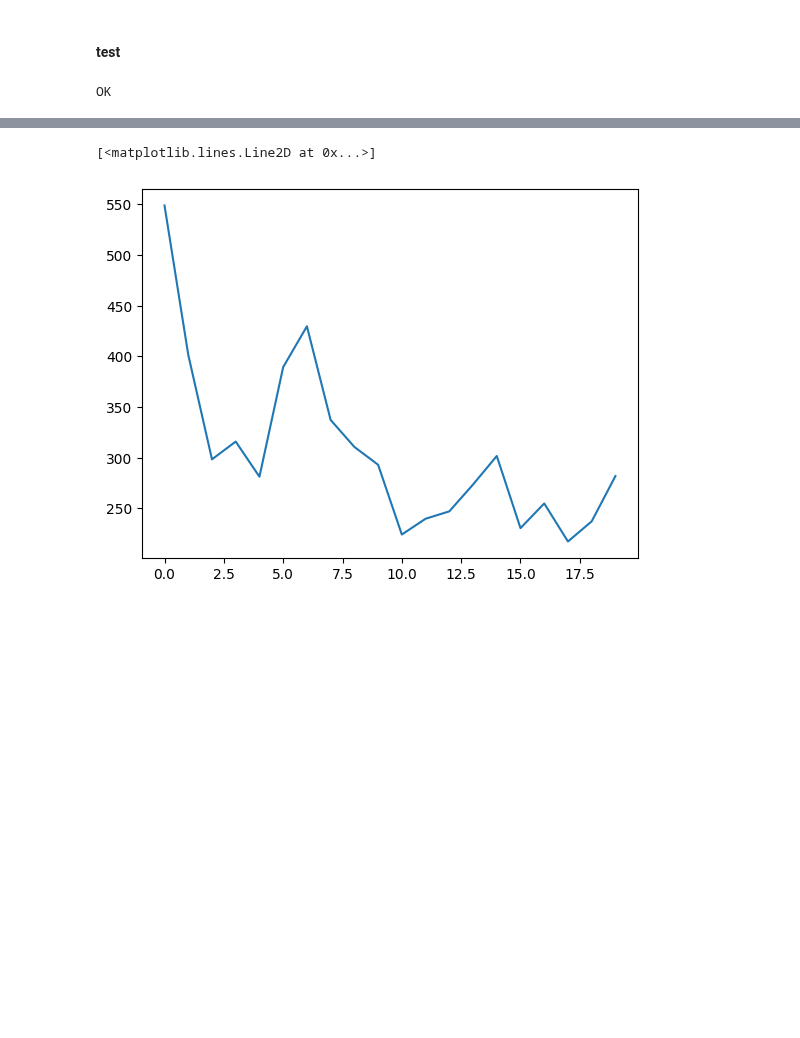
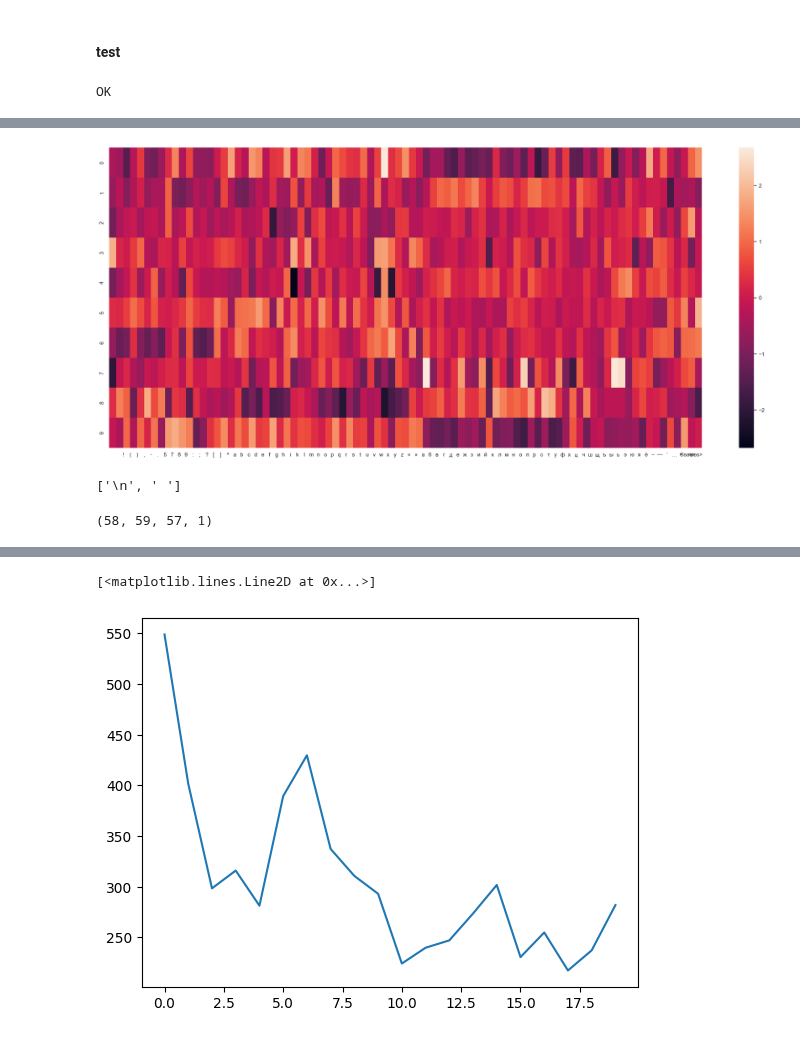
Before and after one commit to IgorZhiltsoff/ml-course, a Jupyter notebook: homeworks/hw3/assgn.ipynb, the cells around one changed output, grey strips where cells are left out. Cells and saved outputs as stored; diff of their text form; code cells hidden in the pictures; blank space fills up the shorter version.

```diff
--- a/homeworks/hw3/assgn.ipynb
+++ b/homeworks/hw3/assgn.ipynb
@@ -172,0 +211,15 @@ srnn.visualize_activation( "мой дядя самых честных прави
+# %%
+sns.set_theme(rc={'figure.figsize':(27,11)})
+sns.heatmap(srnn.hid2out.T)
+plt.xticks(ticks=list(range(len(tokens))), labels=tokens)
+plt.show()
+# %% [output]
+[figure, added]
+# %%
+tokens[:2]
+# %% [output]
+['\n', ' ']
+# %%
+srnn.token_to_idx['н'], srnn.token_to_idx['о'], srnn.token_to_idx['м'], srnn.token_to_idx[' '],
+# %% [output]
+(58, 59, 57, 1)
```
Also changed, not shown: parts of 16 cells of this notebook, 16 other files.
